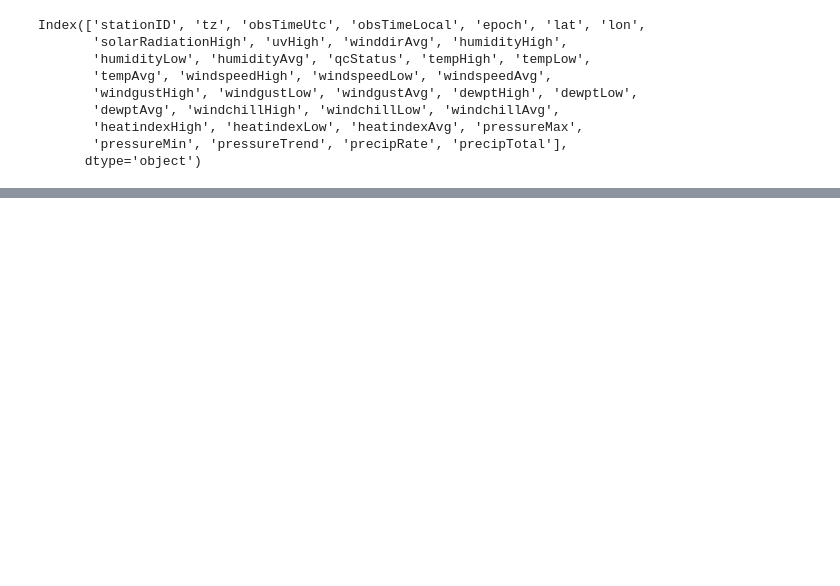
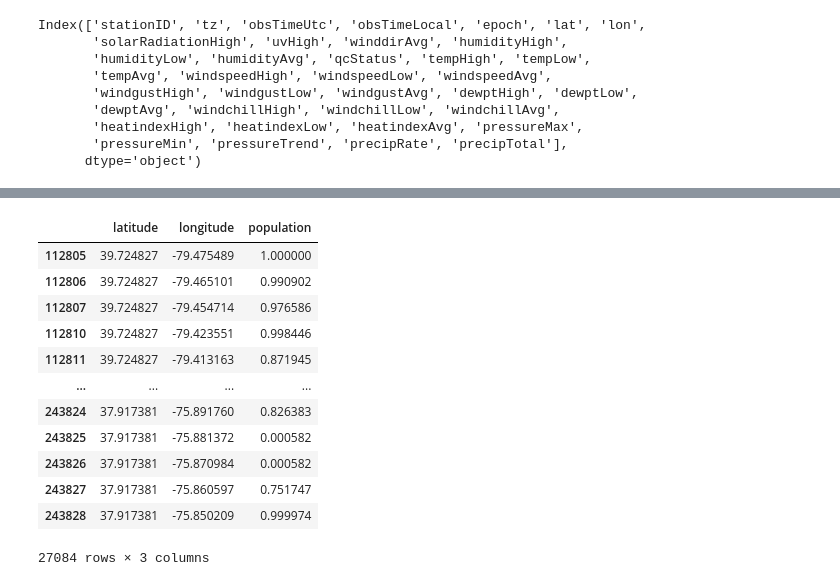
Before and after one commit to MSD-LIVE/bsec-dashboard, a Jupyter notebook: src/lib/data/transform.ipynb, the cells around one changed output, grey strips where cells are left out. Cells and saved outputs as stored; diff of their text form; code cells hidden in the pictures; blank space fills up the shorter version.

```diff
--- a/src/lib/data/transform.ipynb
+++ b/src/lib/data/transform.ipynb
@@ -52,0 +81,16 @@ Index(['stationID', 'tz', 'obsTimeUtc', 'obsTimeLocal', 'epoch', 'lat', 'lon',
+# %%
+pop_df
+# %% [output]
+|  | latitude | longitude | population |
+| 112805 | 39.724827 | -79.475489 | 1.000000 |
+| 112806 | 39.724827 | -79.465101 | 0.990902 |
+| 112807 | 39.724827 | -79.454714 | 0.976586 |
+| 112810 | 39.724827 | -79.423551 | 0.998446 |
+| 112811 | 39.724827 | -79.413163 | 0.871945 |
+| ... | ... | ... | ... |
+| 243824 | 37.917381 | -75.891760 | 0.826383 |
+| 243825 | 37.917381 | -75.881372 | 0.000582 |
+| 243826 | 37.917381 | -75.870984 | 0.000582 |
+| 243827 | 37.917381 | -75.860597 | 0.751747 |
+| 243828 | 37.917381 | -75.850209 | 0.999974 |
+27084 rows × 3 columns
```
Also changed, not shown: parts of 8 cells of this notebook, 5 other files.
